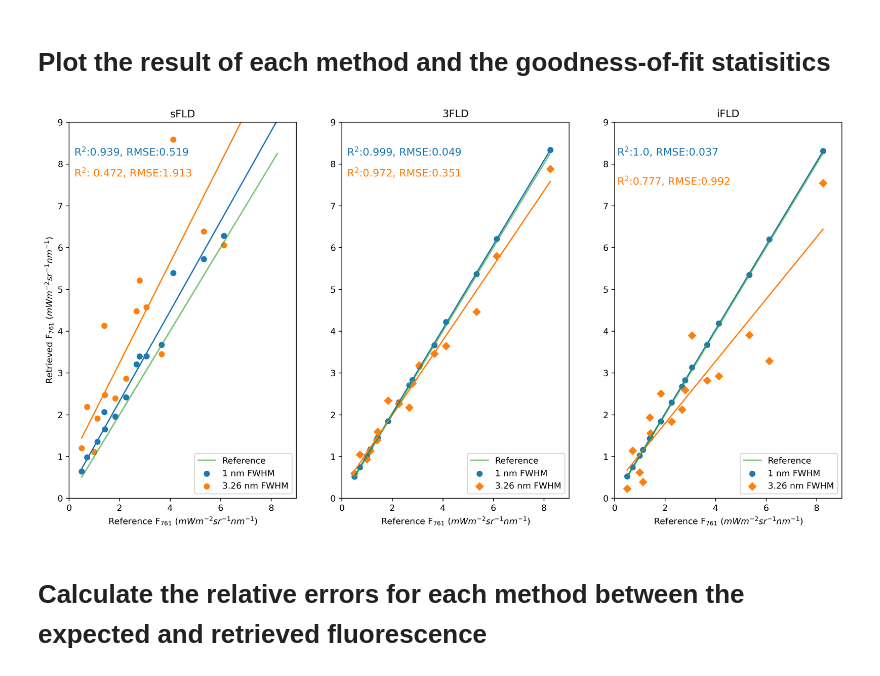
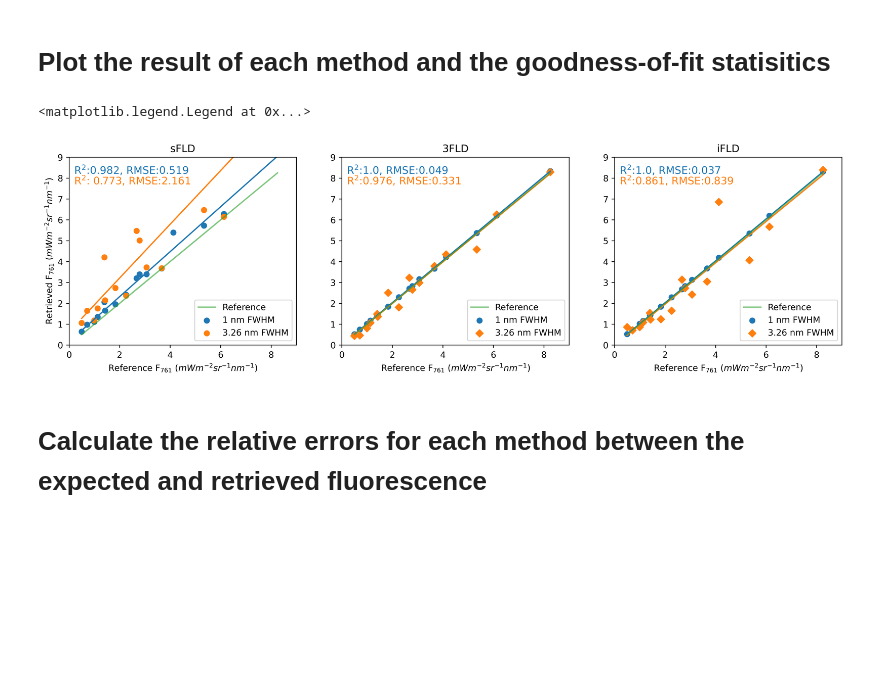
Before and after one commit to JamesWallace99/SIF_MISCADA_PROJECT, a Jupyter notebook: SCOPE_simulations/EU_FLD_analysis.ipynb, the cells around one changed output. Drawn from its saved outputs; the diff is of its cells as text; code cells hidden in the pictures; blank space fills up the shorter version.

Commit message:
updating figures and documentation

```diff
--- a/SCOPE_simulations/EU_FLD_analysis.ipynb
+++ b/SCOPE_simulations/EU_FLD_analysis.ipynb
@@ -91,12 +91,19 @@ def rmse(y_actual, y_predicted):
 from sklearn.metrics import r2_score
 
 coefficient_of_dermination = r2_score(actual_fluorescence, retrieved_flourescence)
+
+import scipy
+def rsquared(x, y):
+    """ Return R^2 where x and y are array-like."""
+
+    slope, intercept, r_value, p_value, std_err = scipy.stats.linregress(x, y)
+    return r_value**2
 # %% [markdown]
 # Plot the result of each method and the goodness-of-fit statisitics
 # %%
 # now plot retrieved against actual and the goodness of fit statisitics
 
-fig, (ax1, ax2, ax3) = plt.subplots(1, 3, figsize = (16, 8), dpi=300)
+fig, (ax1, ax2, ax3) = plt.subplots(1, 3, figsize = (16, 4), dpi=600)
 
 # plot sFLD results
 ax1.scatter(actual_fluorescence, retrieved_flourescence, label = '1 nm FWHM')
@@ -109,8 +116,8 @@ ax1.set_ylabel('Retrieved F$_{761}$ ($mW m^{-2} sr^{-1} nm^{-1}$)')
 ax1.set_xlim(0, 9)
 ax1.set_ylim(0, 9)
 ax1.set_title('sFLD')
-ax1.text(x = 0.2, y = 8.2, s = 'R$^2$:' + str(round(r2_score(actual_fluorescence, retrieved_flourescence), 3)) + ', RMSE:' + str(round(rmse(actual_fluorescence, retrieved_flourescence), 3)), color = '#1f77b4', fontsize = 12)
-ax1.text(x = 0.2, y = 7.7, s = 'R$^2$: 0.472' + ', RMSE:' + str(round(rmse(actual_fluorescence, retrieved_convoluted_fluorescence), 3)), color = 'C1', fontsize = 12)
+ax1.text(x = 0.2, y = 8.2, s = 'R$^2$:' + str(round(rsquared(actual_fluorescence, retrieved_flourescence), 3)) + ', RMSE:' + str(round(rmse(actual_fluorescence, retrieved_flourescence), 3)), color = '#1f77b4', fontsize = 12)
+ax1.text(x = 0.2, y = 7.7, s = 'R$^2$: '+ str(round(rsquared(actual_fluorescence, retrieved_convoluted_fluorescence), 3)) + ', RMSE:' + str(round(rmse(actual_fluorescence, retrieved_convoluted_fluorescence), 3)), color = 'C1', fontsize = 12)
 ax1.legend(loc = 'lower right')
 
 # plot 3FLD results
@@ -118,39 +125,40 @@ ax2.scatter(actual_fluorescence, three_fld_retrieved, label = '1 nm FWHM')
 ax2.scatter(actual_fluorescence, three_fld_convoluted, label = '3.26 nm FWHM', marker = 'D')
 ax2.plot(np.unique(actual_fluorescence), np.poly1d(np.polyfit(actual_fluorescence, three_fld_retrieved, 1))(np.unique(actual_fluorescence)))
 ax2.plot(np.unique(actual_fluorescence), np.poly1d(np.polyfit(actual_fluorescence, three_fld_convoluted, 1))(np.unique(actual_fluorescence)))
 ax2.plot(actual_fluorescence, actual_fluorescence, label = 'Reference', alpha = 0.6, linestyle = '-')
 ax2.set_xlabel('Reference F$_{761}$ ($mW m^{-2} sr^{-1} nm^{-1}$)')
 #ax2.set_ylabel('Reference F$_{761}$ ($mW m^{-2} sr^{-1} nm^{-1}$)')
 ax2.set_xlim(0, 9)
 ax2.set_ylim(0, 9)
 ax2.set_title('3FLD')
 
-ax2.text(x = 0.2, y = 8.2, s = 'R$^2$:' + str(round(r2_score(actual_fluorescence, three_fld_retrieved), 3)) + ', RMSE:' + str(round(rmse(actual_fluorescence, three_fld_retrieved), 3)), color = '#1f77b4', fontsize = 12)
-ax2.text(x = 0.2, y = 7.7, s = 'R$^2$:' + str(round(r2_score(actual_fluorescence, three_fld_convoluted), 3)) + ', RMSE:' + str(round(rmse(actual_fluorescence, three_fld_convoluted), 3)), color = 'C1', fontsize = 12)
+ax2.text(x = 0.2, y = 8.2, s = 'R$^2$:' + str(round(rsquared(actual_fluorescence, three_fld_retrieved), 3)) + ', RMSE:' + str(round(rmse(actual_fluorescence, three_fld_retrieved), 3)), color = '#1f77b4', fontsize = 12)
+ax2.text(x = 0.2, y = 7.7, s = 'R$^2$:' + str(round(rsquared(actual_fluorescence, three_fld_convoluted), 3)) + ', RMSE:' + str(round(rmse(actual_fluorescence, three_fld_convoluted), 3)), color = 'C1', fontsize = 12)
 
 ax2.legend(loc='lower right')
 
 # plot iFLD results
 # produce basic plot
 ax3.scatter(actual_fluorescence, i_fld_retrieved, label = '1 nm FWHM')
 ax3.scatter(actual_fluorescence, i_fld_convoluted, label = '3.26 nm FWHM', marker = 'D')
 ax3.plot(np.unique(actual_fluorescence), np.poly1d(np.polyfit(actual_fluorescence, i_fld_retrieved, 1))(np.unique(actual_fluorescence)))
 ax3.plot(np.unique(actual_fluorescence), np.poly1d(np.polyfit(actual_fluorescence, i_fld_convoluted, 1))(np.unique(actual_fluorescence)))
 ax3.plot(actual_fluorescence, actual_fluorescence, label = 'Reference', linestyle = '-', alpha = 0.6)
 ax3.set_xlabel('Reference F$_{761}$ ($mW m^{-2} sr^{-1} nm^{-1}$)')
 #ax3.set_ylabel('Retrieved F761 (mW m-2 sr-1 nm-1)')
 ax3.set_xlim(0, 9)
 ax3.set_ylim(0, 9)
 ax3.set_title('iFLD')
 
-ax3.text(x = 0.1, y = 8.2, s = 'R$^2$:' + str(round(r2_score(actual_fluorescence, i_fld_retrieved), 3)) + ', RMSE:' + str(round(rmse(actual_fluorescence, i_fld_retrieved), 3)), color = '#1f77b4', fontsize = 12)
-ax3.text(x = 0.1, y = 7.5, s = 'R$^2$:' + str(round(r2_score(actual_fluorescence, i_fld_convoluted), 3)) + ', RMSE:' + str(round(rmse(actual_fluorescence, i_fld_convoluted), 3)), color = 'C1', fontsize = 12)
+ax3.text(x = 0.2, y = 8.2, s = 'R$^2$:' + str(round(rsquared(actual_fluorescence, i_fld_retrieved), 3)) + ', RMSE:' + str(round(rmse(actual_fluorescence, i_fld_retrieved), 3)), color = '#1f77b4', fontsize = 12)
+ax3.text(x = 0.2, y = 7.7, s = 'R$^2$:' + str(round(rsquared(actual_fluorescence, i_fld_convoluted), 3)) + ', RMSE:' + str(round(rmse(actual_fluorescence, i_fld_convoluted), 3)), color = 'C1', fontsize = 12)
 
 ax3.legend(loc='lower right')
 
-plt.savefig('/Users/jameswallace/Desktop/EU_O2A.pdf', dpi=300)
+#plt.savefig('/Users/jameswallace/Desktop/EU_O2A.pdf', dpi=300)
 # %% [output]
+<matplotlib.legend.Legend at 0x...>
-[figure, old version]
+[figure, new version]
 # %% [markdown]
 # Calculate the relative errors for each method between the expected and retrieved fluorescence
 # %%
```
Also changed, not shown: parts of 6 cells of this notebook, 5 other files.
